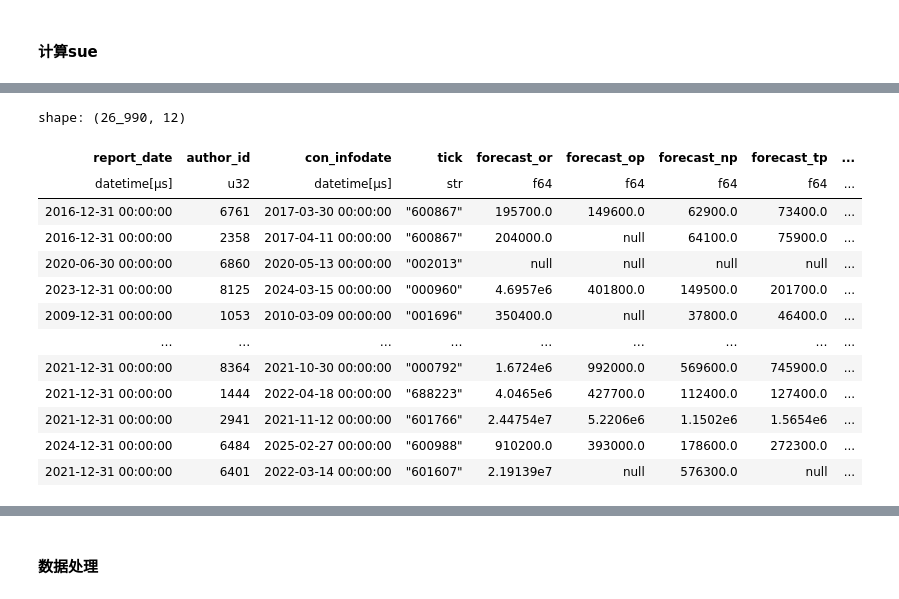
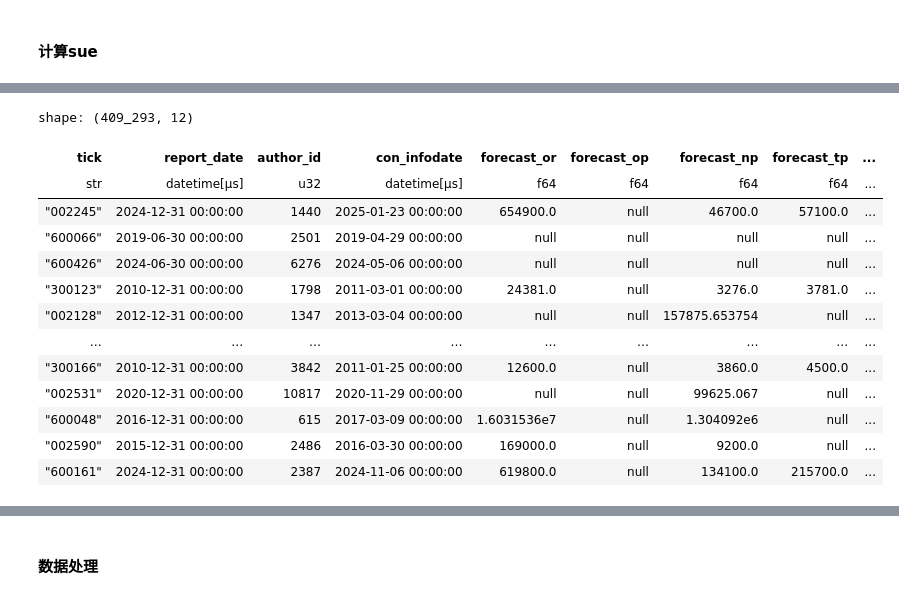
Before and after one commit to Xujy424/end2end, a Jupyter notebook: 1_get_data/model_specific/ered.ipynb, the cells around one changed output, grey strips where cells are left out. Cells and saved outputs as stored; diff of their text form; code cells hidden in the pictures.

```diff
--- a/1_get_data/model_specific/ered.ipynb
+++ b/1_get_data/model_specific/ered.ipynb
@@ -181,7 +181,7 @@ shape: (226_645, 28)
 # %% [markdown]
 #### 计算yoy
 # %%
-delta_cols = [
+delta_cols1 = [
     'EPSTTM',
     'ROETTM',
     'ROICTTM',
@@ -189,9 +189,6 @@ delta_cols = [
     'NetProfitRatioTTM',
     'PeriodCostsRateTTM',
     'AdminiExpenseRateTTM',
-    'TotalAssetTRateTTM',
-    'ARTRate',
-    'InventoryTRate',
     'DebtAssetsRatio',
     'LongDebtRatio',
     'NOCFToOperatingNITTM',
@@ -200,16 +197,24 @@ delta_cols = [
     'FixAssetRatio',
     'IntangibleAssetRatio',
 ]
+delta_cols2 = [
+    'TotalAssetTRateTTM',
+    'ARTRate',
+    'InventoryTRate',
+]
 
 df = df.with_columns(
     pl.col('report_date').dt.offset_by('-1y').alias('report_date_lyr')
 ).join(
     df, how='left', left_on=['tick','report_date_lyr'], right_on=['tick','report_date'], suffix='_lyr'
 ).with_columns([
+    (pl.col(c)-pl.col(c+'_lyr')).alias(c+'_yoy')
+    for c in delta_cols1
+]).with_columns([
     ((pl.col(c)/pl.col(c+'_lyr').replace(0,None))-1).alias(c+'_yoy')
-    for c in delta_cols
+    for c in delta_cols2
 ]).drop(
-    [c+'_lyr' for c in delta_cols]
+    [c+'_lyr' for c in delta_cols1+delta_cols2]
 )
 df
 # %% [output]
@@ -234,12 +239,15 @@ df = df.sort(
     ['tick','report_date']
 ).with_columns([
     pl.col(c).shift(1).over('tick').alias(c+'_lst')
-    for c in delta_cols
+    for c in delta_cols1+delta_cols2
+]).with_columns([
+    (pl.col(c)-pl.col(c+'_lst')).alias(c+'_qoq')
+    for c in delta_cols2
 ]).with_columns([
     ((pl.col(c)/pl.col(c+'_lst').replace(0,None))-1).alias(c+'_qoq')
-    for c in delta_cols
+    for c in delta_cols2
 ]).drop(
-    [c+'_lst' for c in delta_cols]
+    [c+'_lst' for c in delta_cols1+delta_cols2]
 )
 # %% [markdown]
 #### 计算sue
@@ -370,50 +378,50 @@ con = (
     con.with_columns(
         pl.col("author_name")
         .str.replace_all(r"[、，]", ",")
         .str.split(",")
         .alias("author_list")
     )
     .explode("author_list")
     .drop("author_name")              # 删除旧列
     .rename({"author_list": "author_name"})  # 重命名
 )
 con = con.with_columns(
     pl.col("author_name").cast(pl.Categorical).to_physical().alias("author_id")
 ).drop('author_name')
 
 con = (
     con
-    .sort(by=["report_date", "author_id", "con_infodate"], descending=[False, False, True])
-    .group_by(["report_date", "author_id"])
+    .sort(by=["tick", "report_date", "author_id", "con_infodate"], descending=[False, False, False, True])
+    .group_by(["tick", "report_date", "author_id"])
     .first()
 )
 
 # 生成上一报告期
 con = con.join(
-    dff.select(['tick','report_date','date']).sort(['tick','date']).with_columns(pl.col('date').shift(1).alias('date_lst')),
+    dff.select(['tick','report_date','date']).sort(['tick','date']).with_columns(pl.col('date').shift(1).over('tick').alias('date_lst')),
     how='left', on=['tick','report_date']
 )
 
 # 确保分析师预期发布，在两个发布日之间
 con = con.filter(
     (pl.col('con_infodate')>pl.col('date_lst')) & (pl.col('con_infodate')<pl.col('date'))
 )
 con
 # %% [output]
-shape: (26_990, 12)
+shape: (409_293, 12)
-| report_date | author_id | con_infodate | tick | forecast_or | forecast_op | forecast_np | forecast_tp | ... |
-| datetime[μs] | u32 | datetime[μs] | str | f64 | f64 | f64 | f64 | ... |
-| 2016-12-31 00:00:00 | 6761 | 2017-03-30 00:00:00 | "600867" | 195700.0 | 149600.0 | 62900.0 | 73400.0 | ... |
-| 2016-12-31 00:00:00 | 2358 | 2017-04-11 00:00:00 | "600867" | 204000.0 | null | 64100.0 | 75900.0 | ... |
-| 2020-06-30 00:00:00 | 6860 | 2020-05-13 00:00:00 | "002013" | null | null | null | null | ... |
-| 2023-12-31 00:00:00 | 8125 | 2024-03-15 00:00:00 | "000960" | 4.6957e6 | 401800.0 | 149500.0 | 201700.0 | ... |
-| 2009-12-31 00:00:00 | 1053 | 2010-03-09 00:00:00 | "001696" | 350400.0 | null | 37800.0 | 46400.0 | ... |
+| tick | report_date | author_id | con_infodate | forecast_or | forecast_op | forecast_np | forecast_tp | ... |
+| str | datetime[μs] | u32 | datetime[μs] | f64 | f64 | f64 | f64 | ... |
+| "002245" | 2024-12-31 00:00:00 | 1440 | 2025-01-23 00:00:00 | 654900.0 | null | 46700.0 | 57100.0 | ... |
+| "600066" | 2019-06-30 00:00:00 | 2501 | 2019-04-29 00:00:00 | null | null | null | null | ... |
+| "600426" | 2024-06-30 00:00:00 | 6276 | 2024-05-06 00:00:00 | null | null | null | null | ... |
+| "300123" | 2010-12-31 00:00:00 | 1798 | 2011-03-01 00:00:00 | 24381.0 | null | 3276.0 | 3781.0 | ... |
+| "002128" | 2012-12-31 00:00:00 | 1347 | 2013-03-04 00:00:00 | null | null | 157875.653754 | null | ... |
 | … | … | … | … | … | … | … | … | ... |
-| 2021-12-31 00:00:00 | 8364 | 2021-10-30 00:00:00 | "000792" | 1.6724e6 | 992000.0 | 569600.0 | 745900.0 | ... |
-| 2021-12-31 00:00:00 | 1444 | 2022-04-18 00:00:00 | "688223" | 4.0465e6 | 427700.0 | 112400.0 | 127400.0 | ... |
-| 2021-12-31 00:00:00 | 2941 | 2021-11-12 00:00:00 | "601766" | 2.44754e7 | 5.2206e6 | 1.1502e6 | 1.5654e6 | ... |
-| 2024-12-31 00:00:00 | 6484 | 2025-02-27 00:00:00 | "600988" | 910200.0 | 393000.0 | 178600.0 | 272300.0 | ... |
-| 2021-12-31 00:00:00 | 6401 | 2022-03-14 00:00:00 | "601607" | 2.19139e7 | null | 576300.0 | null | ... |
+| "300166" | 2010-12-31 00:00:00 | 3842 | 2011-01-25 00:00:00 | 12600.0 | null | 3860.0 | 4500.0 | ... |
+| "002531" | 2020-12-31 00:00:00 | 10817 | 2020-11-29 00:00:00 | null | null | 99625.067 | null | ... |
+| "600048" | 2016-12-31 00:00:00 | 615 | 2017-03-09 00:00:00 | 1.6031536e7 | null | 1.304092e6 | null | ... |
+| "002590" | 2015-12-31 00:00:00 | 2486 | 2016-03-30 00:00:00 | 169000.0 | null | 9200.0 | null | ... |
+| "600161" | 2024-12-31 00:00:00 | 2387 | 2024-11-06 00:00:00 | 619800.0 | null | 134100.0 | 215700.0 | ... |
 # %%
 sue_cols = [
     'forecast_or',
```
Also changed, not shown: parts of 4 cells of this notebook.
